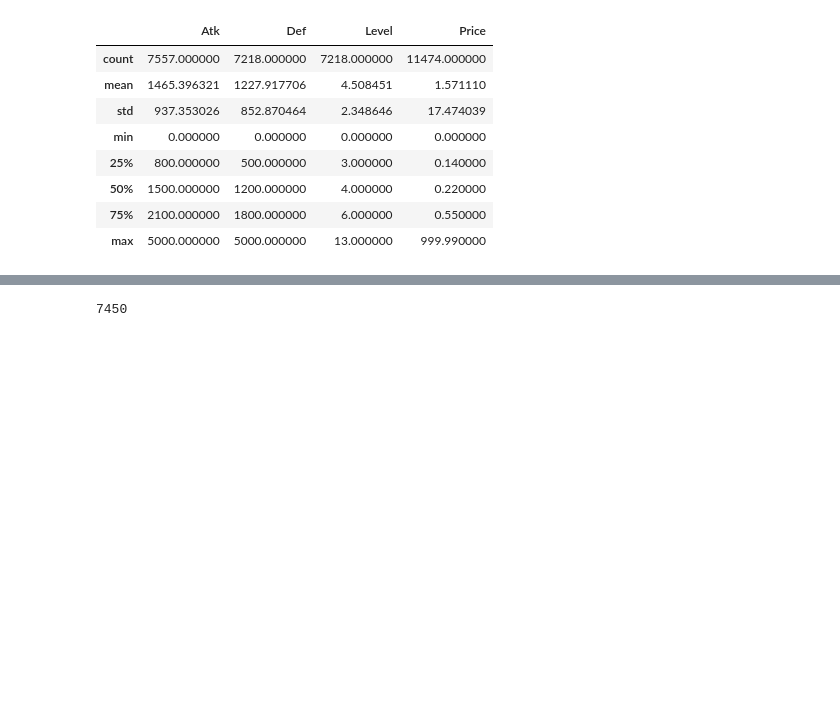
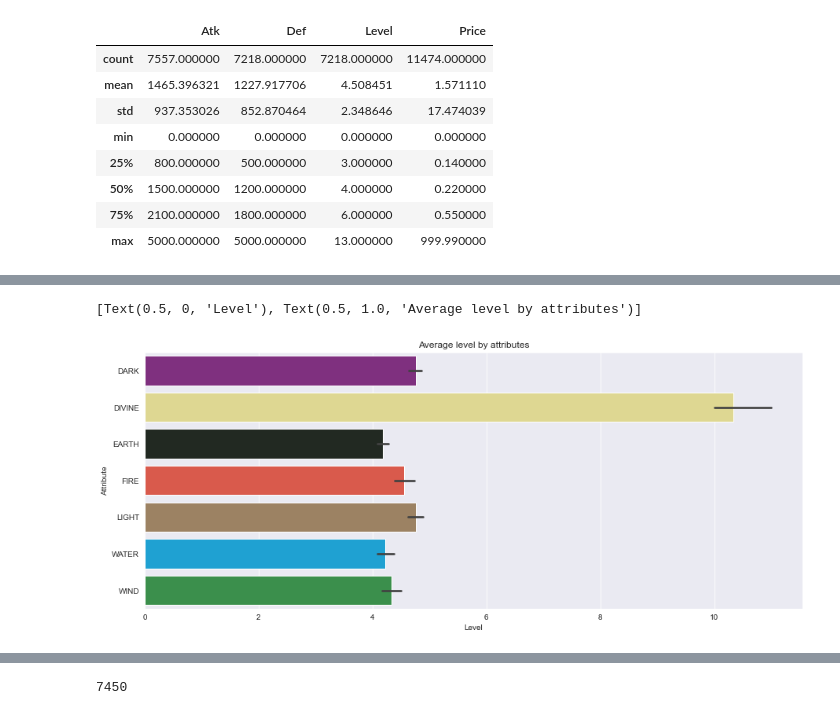
Before and after one commit to Th3NiKo/YuGiOh-cards, a Jupyter notebook: Yu-Gi-Oh Exploratory data analysis.ipynb, the cells around one changed output, grey strips where cells are left out. Saved outputs shown, nothing was run; the diff lists cells and outputs as text; code cells hidden in the pictures; blank space fills up the shorter version.

```diff
--- a/Yu-Gi-Oh Exploratory data analysis.ipynb
+++ b/Yu-Gi-Oh Exploratory data analysis.ipynb
@@ -81,0 +88,9 @@ ax.set(title = 'Average price by attributes', xlabel = "Price ($)")
+# %%
+#Show average level by attributes
+fig, ax = plt.subplots(figsize=(15,6))
+sns.set_palette(sns.color_palette(attributes_palette))
+ax = sns.barplot(data=info_database, x="Level", y="Attribute", ax=ax, order=attributes_sort_order)
+ax.set(title = 'Average level by attributes', xlabel = "Level")
+# %% [output]
+[Text(0.5, 0, 'Level'), Text(0.5, 1.0, 'Average level by attributes')]
+[figure, added]
```
Also changed, not shown: parts of 15 cells of this notebook.
